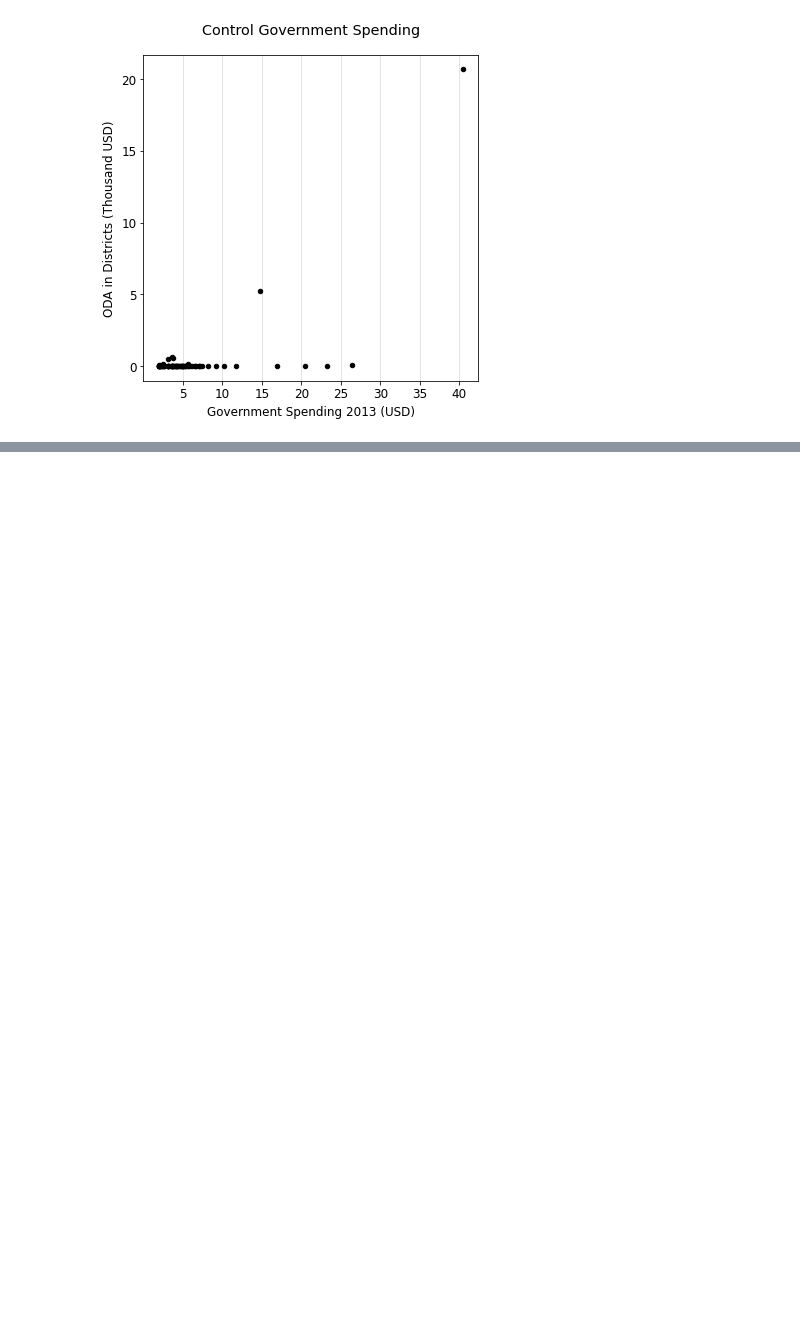
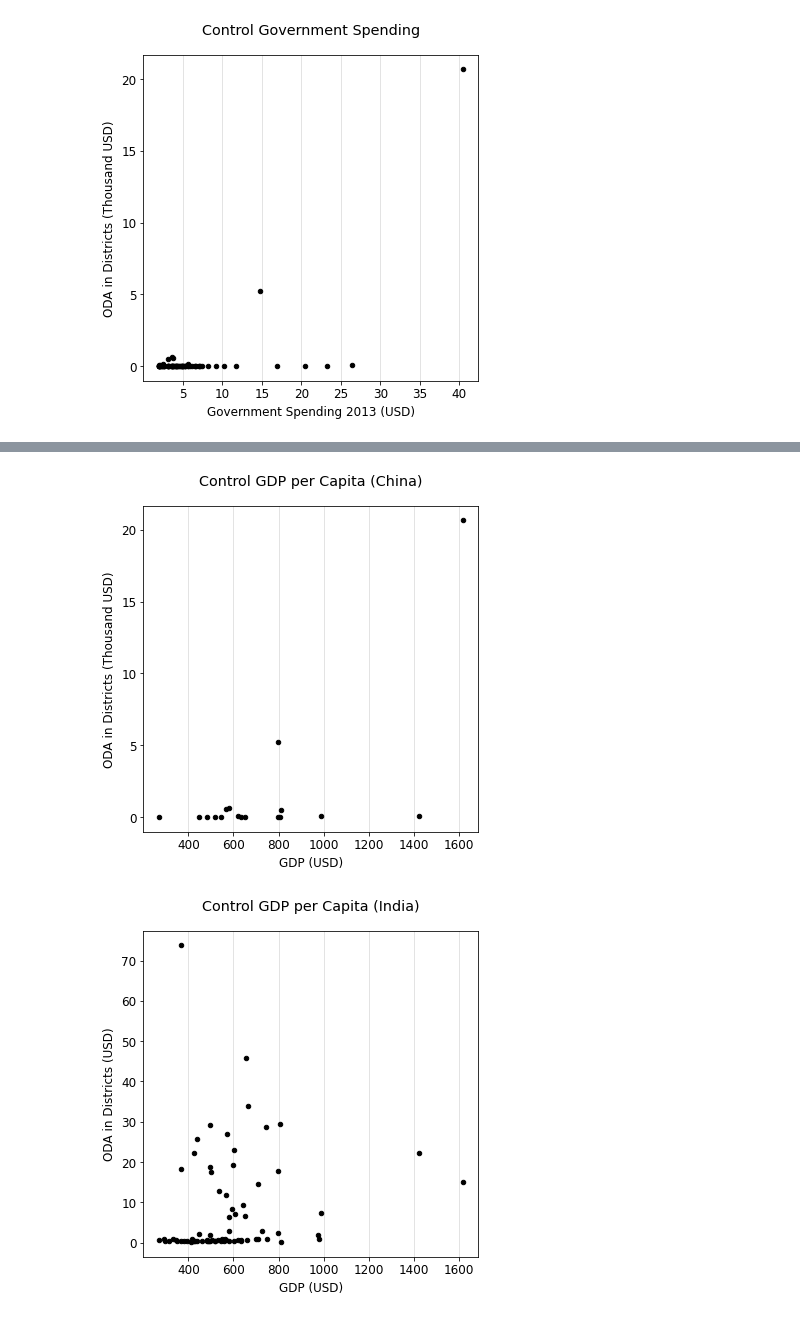
Before and after one commit to bidu19/nepal_aid_projects, a Jupyter notebook: aid_projects.ipynb, the cells around one changed output, grey strips where cells are left out. Saved outputs shown, nothing was run; the diff lists cells and outputs as text; code cells hidden in the pictures; blank space fills up the shorter version.

```diff
--- a/aid_projects.ipynb
+++ b/aid_projects.ipynb
@@ -216,6 +218,9 @@ def scatter_plot_multi(x, y, file_name='test', title="Title", x_label="x-axis",
 
     fig.savefig(f"images/{file_name}.jpg", dpi=200, format='jpg')
 # %%
+def filter_out(x, y, filter):
+    return x[filter], y[filter]
+
 def filter_out_below(x, y, below):
     filter = y > below
     return x[filter], y[filter]
@@ -466,0 +507,40 @@ scatter_plot(
+# %%
+# Control GDP
+# China
+x, y = get_axis_pc(aid_china, c_gdp_usd_pc)
+y /= 1000
+x, y = filter_out(x, y, x < 2000)
+scatter_plot(
+    x, y,
+    file_name='control_gdp_pc_china',
+    title="Control GDP per Capita (China)",
+    x_label='GDP (USD)',
+    y_label="ODA in Districts (Thousand USD)",
+)
+
+# India
+x, y = get_axis_pc(aid_india, c_gdp_usd_pc)
+x, y = filter_out(x, y, x < 2000)
+scatter_plot(
+    x, y,
+    file_name='control_gdp_pc_india',
+    title="Control GDP per Capita (India)",
+    x_label='GDP (USD)',
+    y_label="ODA in Districts (USD)",
+)
+
+# Combined
+x, y = get_axis_pc(aid, c_gdp_usd_pc)
+x, y = filter_out(x, y, x < 2000)
+x, y = filter_out(x, y, y < 1000)
+scatter_plot(
+    x, y,
+    file_name='control_gdp_pc_combined',
+    title="Control GDP per Capita",
+    x_label='GDP (USD)',
+    y_label="ODA in Districts (USD)"
+
+)
+# %% [output]
+[figure, added]
+[figure, added]
```
Also changed, not shown: parts of 5 cells of this notebook.
